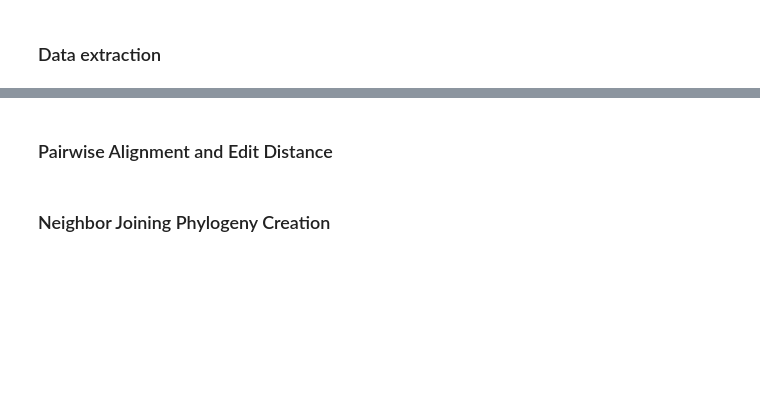
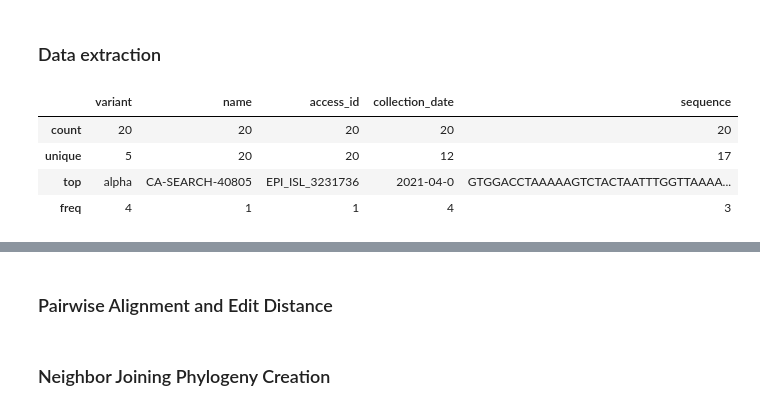
Before and after one commit to RomirS/FinalProject_466, a Jupyter notebook: main.ipynb, the cells around one changed output, grey strips where cells are left out. Cells and saved outputs as stored; diff of their text form; code cells hidden in the pictures; blank space fills up the shorter version.

```diff
--- a/main.ipynb
+++ b/main.ipynb
@@ -50,24 +46,32 @@ def prepare_data(data, variant):
 # %%
 
 variants = ["alpha", "beta", "gamma", "delta", "omicron"]
 data = []
 for variant in variants:
   prepare_data(data, variant)
 
 filtered_data = []
 variant_counts = {}
 for v in variants:
   variant_counts[v] = 0
 MAX_COUNT = 4
 
 padding = 1500
 for row in data:
   if variant_counts[row["variant"]] == MAX_COUNT:
     continue
 
   spike_sequence = row["sequence"][21563+padding:25384-padding]
   if not("N" in spike_sequence):
     variant_counts[row["variant"]] = variant_counts[row["variant"]] + 1
     row["sequence"] = spike_sequence
     filtered_data.append(row)
 df = pd.DataFrame(filtered_data)
+
+df.describe()
+# %% [output]
+|  | variant | name | access_id | collection_date | sequence |
+| count | 20 | 20 | 20 | 20 | 20 |
+| unique | 5 | 20 | 20 | 12 | 17 |
+| top | alpha | CA-SEARCH-40805 | EPI_ISL_3231736 | 2021-04-0 | GTGGACCTAAAAAGTCTACTAATTTGGTTAAAA... |
+| freq | 4 | 1 | 1 | 4 | 3 |
```
Also changed, not shown: parts of 6 cells of this notebook, 1 other file.
